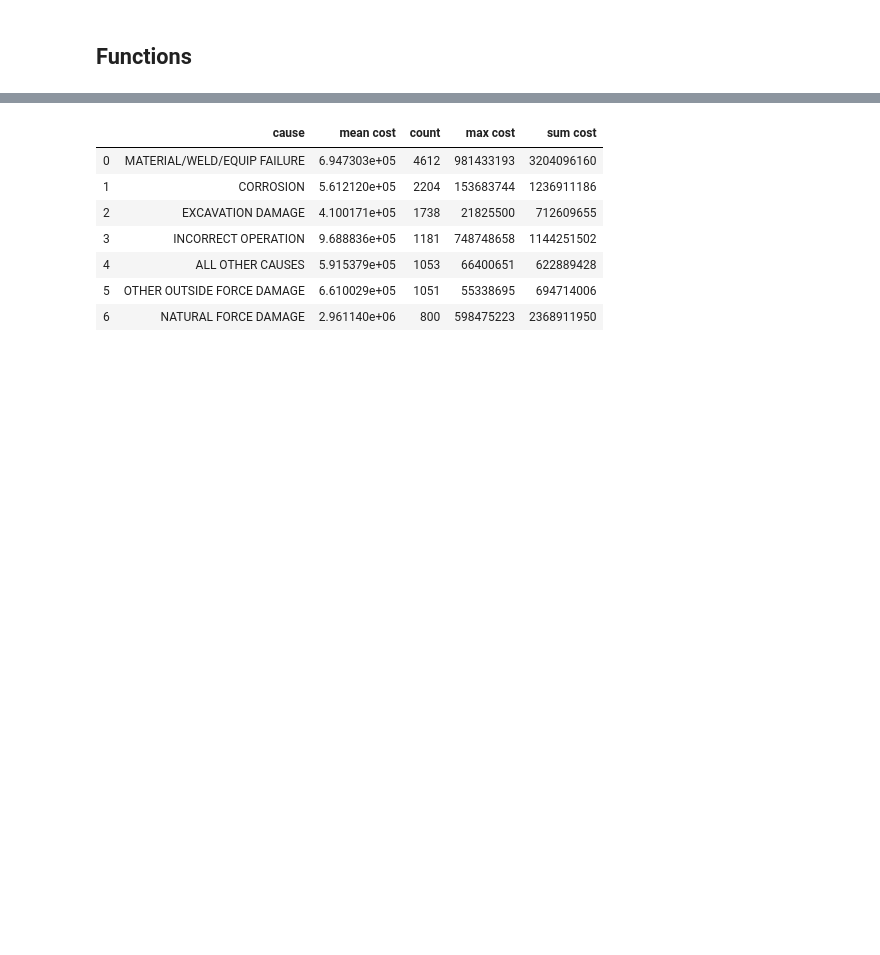
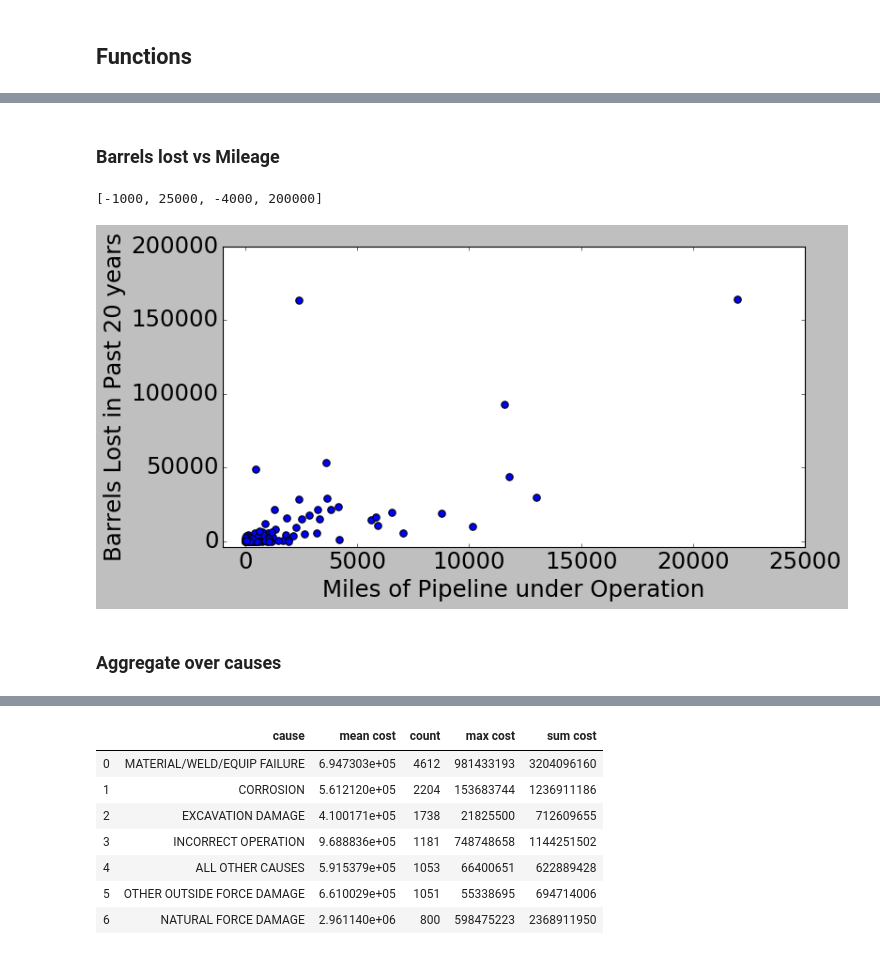
Before and after one commit to s-razavi/Insight_Pipeline_Failure, a Jupyter notebook: Pipeline.ipynb, the cells around one changed output, grey strips where cells are left out. Drawn from its saved outputs; the diff is of its cells as text; code cells hidden in the pictures; blank space fills up the shorter version.

```diff
--- a/Pipeline.ipynb
+++ b/Pipeline.ipynb
@@ -295,0 +229,14 @@ pretty_print_conf_matrix(Y_train,Prediction_train,normalize=False, classes= ['1'
+# %% [markdown]
+### Barrels lost vs Mileage
+# %%
+plt.figure(figsize=(10,5), )
+plt.xlabel('Miles of Pipeline under Operation')
+plt.ylabel('Barrels Lost in Past 20 years')
+plt.rcParams.update({'font.size': 22})
+plt.scatter(df_all['miles'], df_all['sum barrels lost'], s = 45)
+plt.axis([-1000, 25000, -4000, 200000])
+# %% [output]
+[-1000, 25000, -4000, 200000]
+[figure, added]
+# %% [markdown]
+### Aggregate over causes
```
Also changed, not shown: parts of 92 cells of this notebook.
